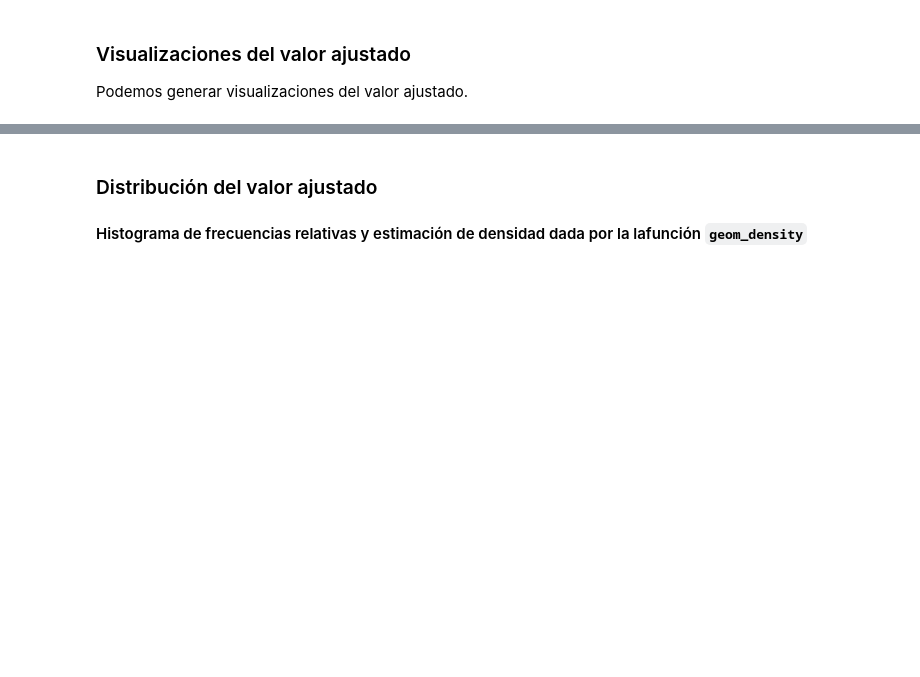
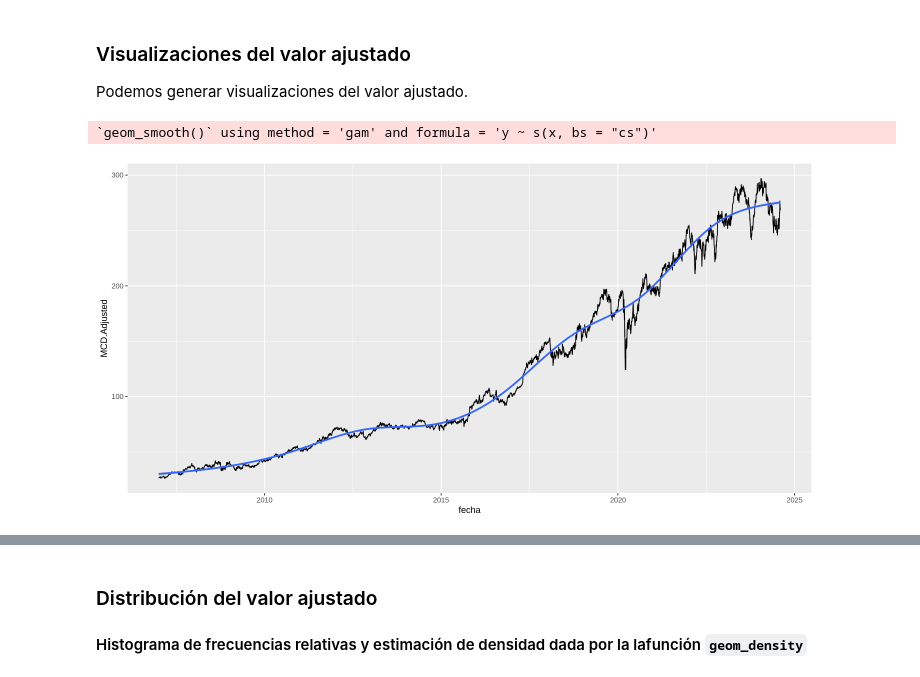
Before and after one commit to majorquev/DBDC_202406_Programacion_en_R_para_ciencia_de_datos, a Jupyter notebook: Clases/C8/Clase8_1_Testeo_de_normalidad.ipynb, the cells around one changed output, grey strips where cells are left out. Drawn from its saved outputs; the diff is of its cells as text; code cells hidden in the pictures; blank space fills up the shorter version.

```diff
--- a/Clases/C8/Clase8_1_Testeo_de_normalidad.ipynb
+++ b/Clases/C8/Clase8_1_Testeo_de_normalidad.ipynb
@@ -71,8 +133,15 @@ Podemos generar visualizaciones del valor ajustado.
 # %%
 
 # a)
-
+serie_df %>%
+    ggplot() +
+    aes(x = fecha, y = MCD.Adjusted) +
+    geom_line() +
+    geom_smooth()
 
 # Se observa engenearl una tendencia al alza del valor de la acción de Mc'Donalds. Particularmente hacia fines del 20015 se puede apreciar una notable alza que se sostiene hacia mediados de 2019. Ya para el 2020 se evidencia una fuerte baja, probablemente debido  la pandemia.
+# %% [output]
+`geom_smooth()` using method = 'gam' and formula = 'y ~ s(x, bs = "cs")'
+[figure, added]
 # %%
 # b)
```
Also changed, not shown: parts of 31 cells of this notebook.
